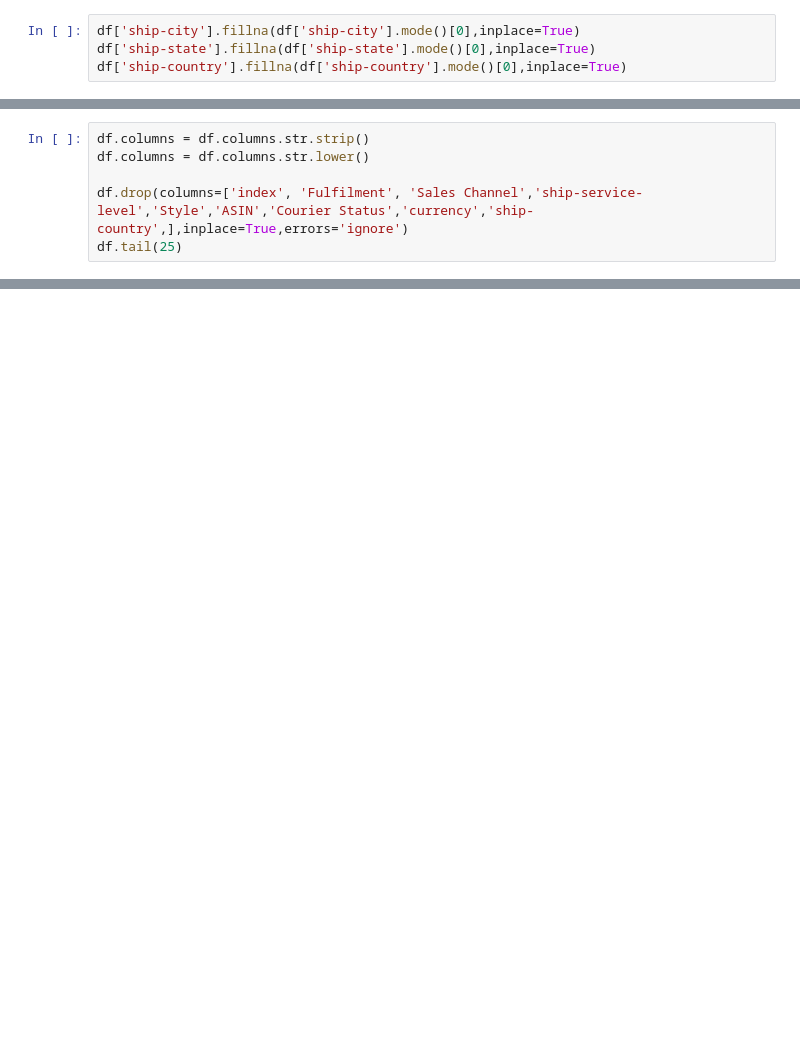
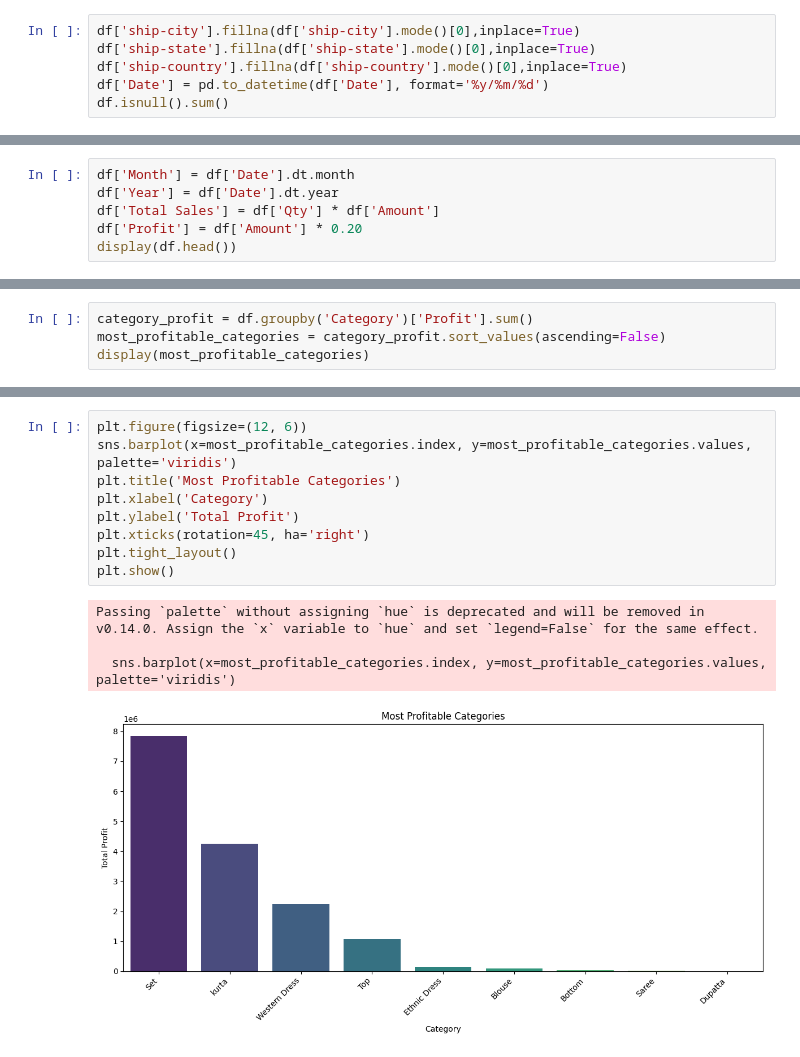
Before and after one commit to deepthi25p/Amazon_sales_analysis, a Jupyter notebook: amazon_sales_analysis.ipynb, the cells around one changed output, grey strips where cells are left out. Drawn from its saved outputs; the diff is of its cells as text; blank space fills up the shorter version.

```diff
--- a/amazon_sales_analysis.ipynb
+++ b/amazon_sales_analysis.ipynb
@@ -73,6 +72,8 @@ df['Amount'] = pd.to_numeric(df['Amount'], errors='coerce')
 df['ship-city'].fillna(df['ship-city'].mode()[0],inplace=True)
 df['ship-state'].fillna(df['ship-state'].mode()[0],inplace=True)
 df['ship-country'].fillna(df['ship-country'].mode()[0],inplace=True)
+df['Date'] = pd.to_datetime(df['Date'], format='%y/%m/%d')
+df.isnull().sum()
 # %% [output]
 The behavior will change in pandas 3.0. This inplace method will never work because the intermediate object on which we are setting values always behaves as a copy.
 
@@ -116,6 +113,0 @@ dtype: int64
-# %%
-df.columns = df.columns.str.strip()
-df.columns = df.columns.str.lower()
-
-df.drop(columns=['index', 'Fulfilment', 'Sales Channel','ship-service-level','Style','ASIN','Courier Status','currency','ship-country',],inplace=True,errors='ignore')
-df.tail(25)
@@ -265,0 +114,6 @@ Yearly Sales Trend: The yearly sales trend shows fluctuations over time, with a
+# %%
+df['Month'] = df['Date'].dt.month
+df['Year'] = df['Date'].dt.year
+df['Total Sales'] = df['Qty'] * df['Amount']
+df['Profit'] = df['Amount'] * 0.20
+display(df.head())
@@ -265,0 +136,4 @@ Yearly Sales Trend: The yearly sales trend shows fluctuations over time, with a
+# %%
+category_profit = df.groupby('Category')['Profit'].sum()
+most_profitable_categories = category_profit.sort_values(ascending=False)
+display(most_profitable_categories)
@@ -265,0 +195,14 @@ Yearly Sales Trend: The yearly sales trend shows fluctuations over time, with a
+# %%
+plt.figure(figsize=(12, 6))
+sns.barplot(x=most_profitable_categories.index, y=most_profitable_categories.values, palette='viridis')
+plt.title('Most Profitable Categories')
+plt.xlabel('Category')
+plt.ylabel('Total Profit')
+plt.xticks(rotation=45, ha='right')
+plt.tight_layout()
+plt.show()
+# %% [output]
+Passing `palette` without assigning `hue` is deprecated and will be removed in v0.14.0. Assign the `x` variable to `hue` and set `legend=False` for the same effect.
+
+  sns.barplot(x=most_profitable_categories.index, y=most_profitable_categories.values, palette='viridis')
+[figure, added]
```
Also changed, not shown: parts of 29 cells of this notebook.
